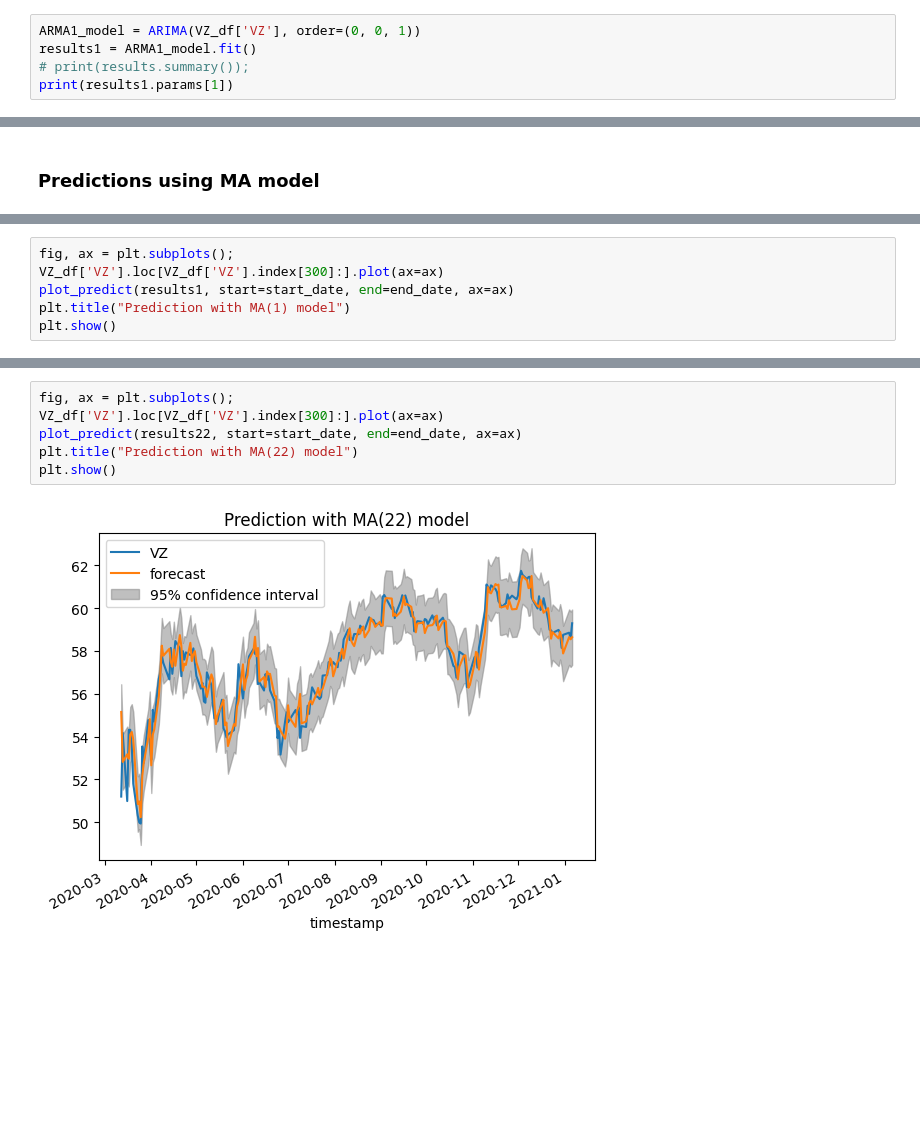
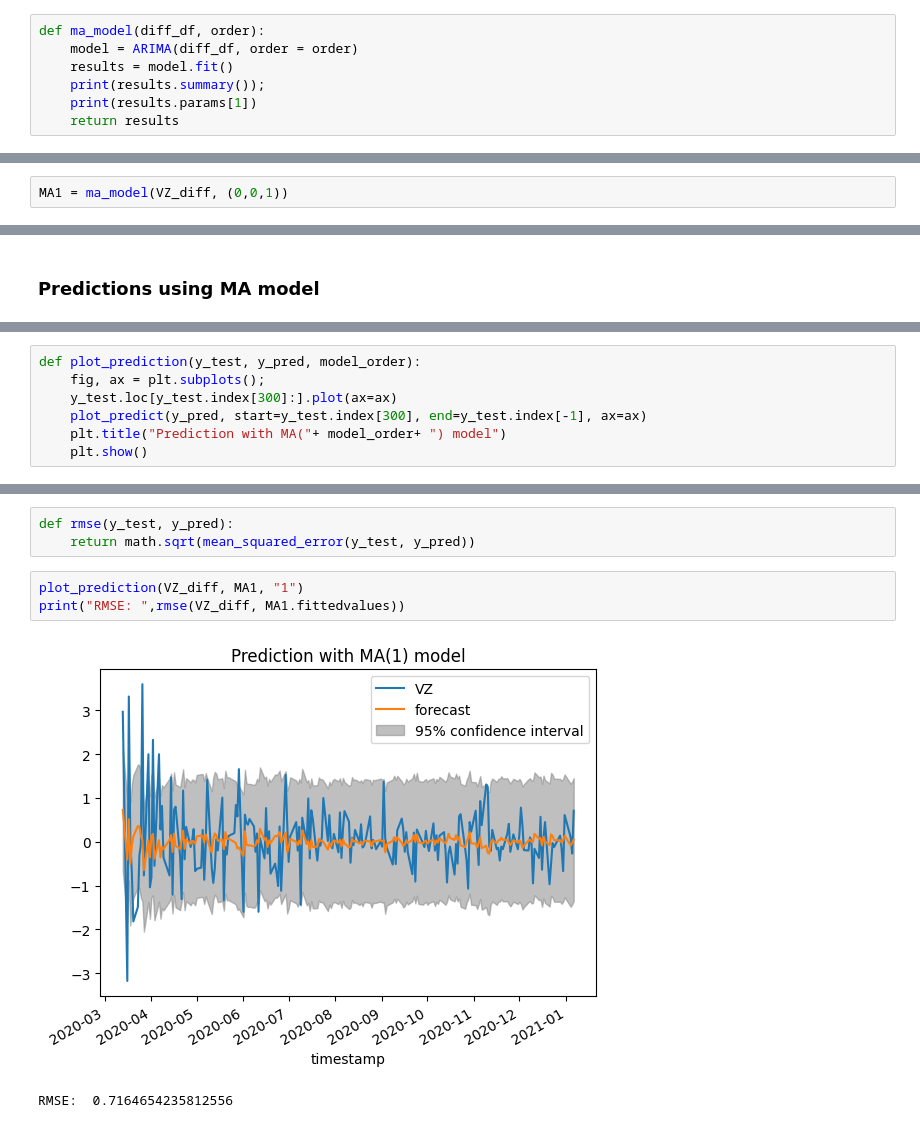
Before and after one commit to pallabee/Time-Series-for-Stock-Price-Prediction, a Jupyter notebook: modelling/traditional models/moving_average.ipynb, the cells around one changed output, grey strips where cells are left out. Drawn from its saved outputs; the diff is of its cells as text; blank space fills up the shorter version.

```diff
--- a/modelling/traditional models/moving_average.ipynb
+++ b/modelling/traditional models/moving_average.ipynb
@@ -40,7 +25,9 @@ plot_acf(ds['VZ'].diff().dropna());
 # %% [markdown]
 ### Moving Average (MA) model
 # %%
-ARMA1_model = ARIMA(VZ_df['VZ'], order=(0, 0, 1))
-results1 = ARMA1_model.fit()
-# print(results.summary());
-print(results1.params[1])
+def ma_model(diff_df, order):
+    model = ARIMA(diff_df, order = order)
+    results = model.fit()
+    print(results.summary());
+    print(results.params[1])
+    return results
@@ -60,0 +34,2 @@ print(results22.params[1])
+# %%
+MA1 = ma_model(VZ_diff, (0,0,1))
@@ -66,6 +76,7 @@ end_date = VZ_df['VZ'].index[-1]
 # %%
-fig, ax = plt.subplots();
-VZ_df['VZ'].loc[VZ_df['VZ'].index[300]:].plot(ax=ax)
-plot_predict(results1, start=start_date, end=end_date, ax=ax)
-plt.title("Prediction with MA(1) model")
-plt.show()
+def plot_prediction(y_test, y_pred, model_order):
+    fig, ax = plt.subplots();
+    y_test.loc[y_test.index[300]:].plot(ax=ax)
+    plot_predict(y_pred, start=y_test.index[300], end=y_test.index[-1], ax=ax)
+    plt.title("Prediction with MA("+ model_order+ ") model")
+    plt.show()
@@ -82,8 +83,9 @@ plt.show()
-# %%
-fig, ax = plt.subplots();
-VZ_df['VZ'].loc[VZ_df['VZ'].index[300]:].plot(ax=ax)
-plot_predict(results22, start=start_date, end=end_date, ax=ax)
-plt.title("Prediction with MA(22) model")
-plt.show()
-# %% [output]
-[figure, removed]
+# %%
+def rmse(y_test, y_pred):
+    return math.sqrt(mean_squared_error(y_test, y_pred))
+# %%
+plot_prediction(VZ_diff, MA1, "1")
+print("RMSE: ",rmse(VZ_diff, MA1.fittedvalues))
+# %% [output]
+[figure, added]
+RMSE:  0.7164654235812556
```
Also changed, not shown: parts of 18 cells of this notebook.
